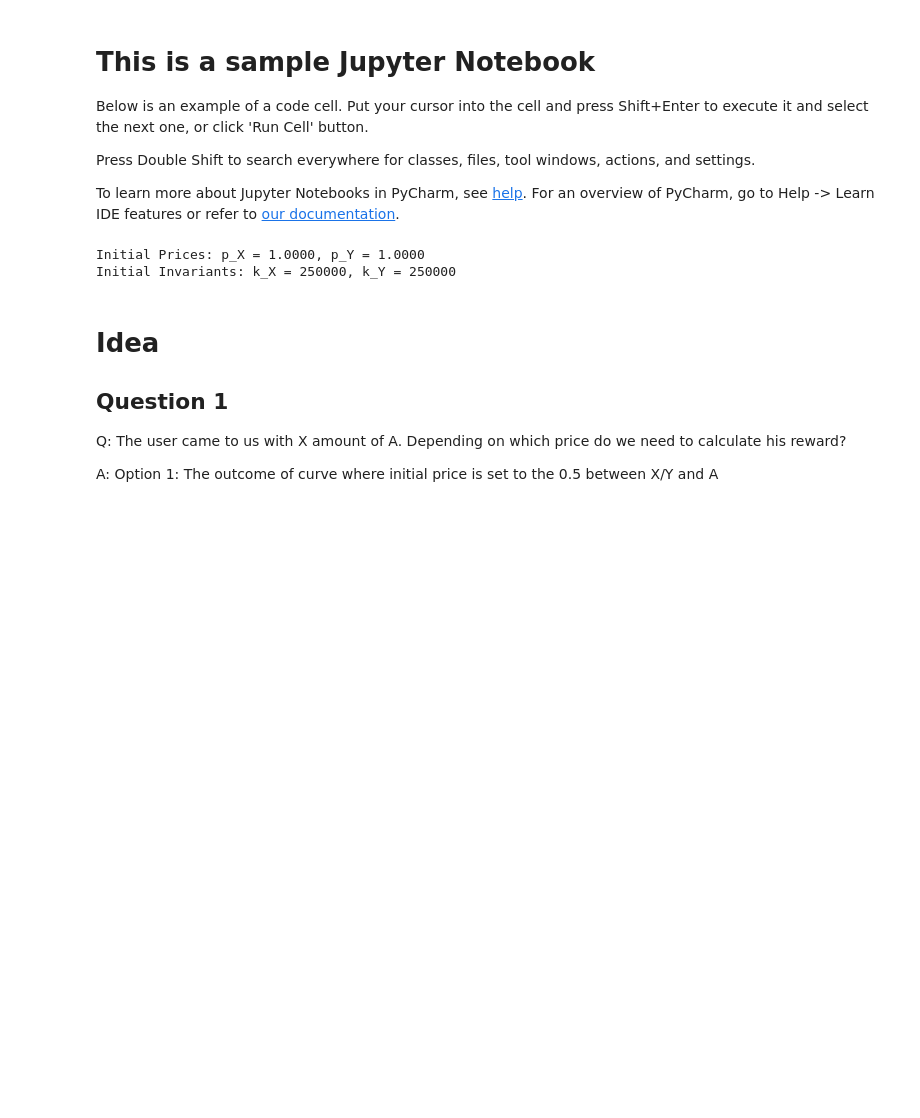
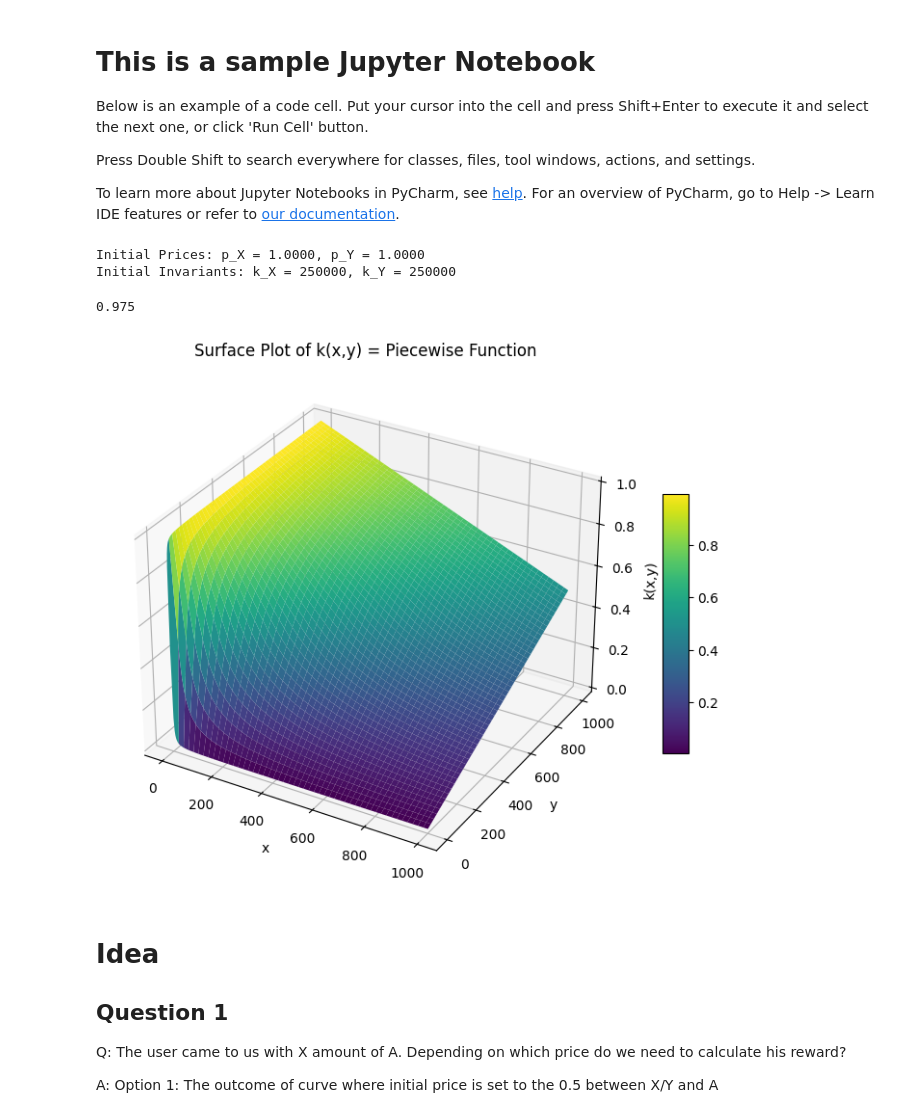
Before and after one commit to KyrylR/univ2-analysis, a Jupyter notebook: notebook.ipynb, the cells around one changed output. Drawn from its saved outputs; the diff is of its cells as text; code cells hidden in the pictures; blank space fills up the shorter version.

```diff
--- a/notebook.ipynb
+++ b/notebook.ipynb
@@ -175,6 +175,57 @@ def update_prices():
 #         self.swap_A_for_X(half_split, fee_multiplier=fee_multiplier)
 #         self.swap_A_for_Y(half_split, fee_multiplier=fee_multiplier)
 #
+# %%
+def compute_k_piecewise(x, y):
+    if x <= 0 or y <= 0:
+        raise ValueError("Both x and y must be positive.")
+    if x <= y:
+        return 1 - x / (2 * y)
+    else:
+        return y / (2 * x)
+
+# Examples
+print(compute_k_piecewise(500, 10000))
+# %% [output]
+0.975
+# %%
+import numpy as np
+import matplotlib.pyplot as plt
+from mpl_toolkits.mplot3d import Axes3D  # For 3D plotting
+
+def compute_k_piecewise(x, y):
+    if x <= 0 or y <= 0:
+        raise ValueError("Both x and y must be positive.")
+    if x <= y:
+        return 1 - x / (2 * y)
+    else:
+        return y / (2 * x)
+
+# Create a grid of x and y values.
+# Here we use a range from 1 to 1000 (you can adjust the range as needed).
+x_vals = np.linspace(1, 1000, 400)
+y_vals = np.linspace(1, 1000, 400)
+X, Y = np.meshgrid(x_vals, y_vals)
+
+# Vectorize the compute_k_piecewise function so it can be applied element-wise.
+vectorized_compute_k = np.vectorize(compute_k_piecewise)
+Z = vectorized_compute_k(X, Y)
+
+# Plotting the surface
+fig = plt.figure(figsize=(10, 7))
+ax = fig.add_subplot(111, projection='3d')
+surface = ax.plot_surface(X, Y, Z, cmap='viridis', edgecolor='none')
+
+# Add labels and a color bar
+ax.set_xlabel('x')
+ax.set_ylabel('y')
+ax.set_zlabel('k(x,y)')
+ax.set_title('Surface Plot of k(x,y) = Piecewise Function')
+fig.colorbar(surface, shrink=0.5, aspect=10)
+
+plt.show()
+# %% [output]
+[figure, added]
 # %% [markdown]
 # Idea
 
```
Also changed, not shown: parts of 4 cells of this notebook.
